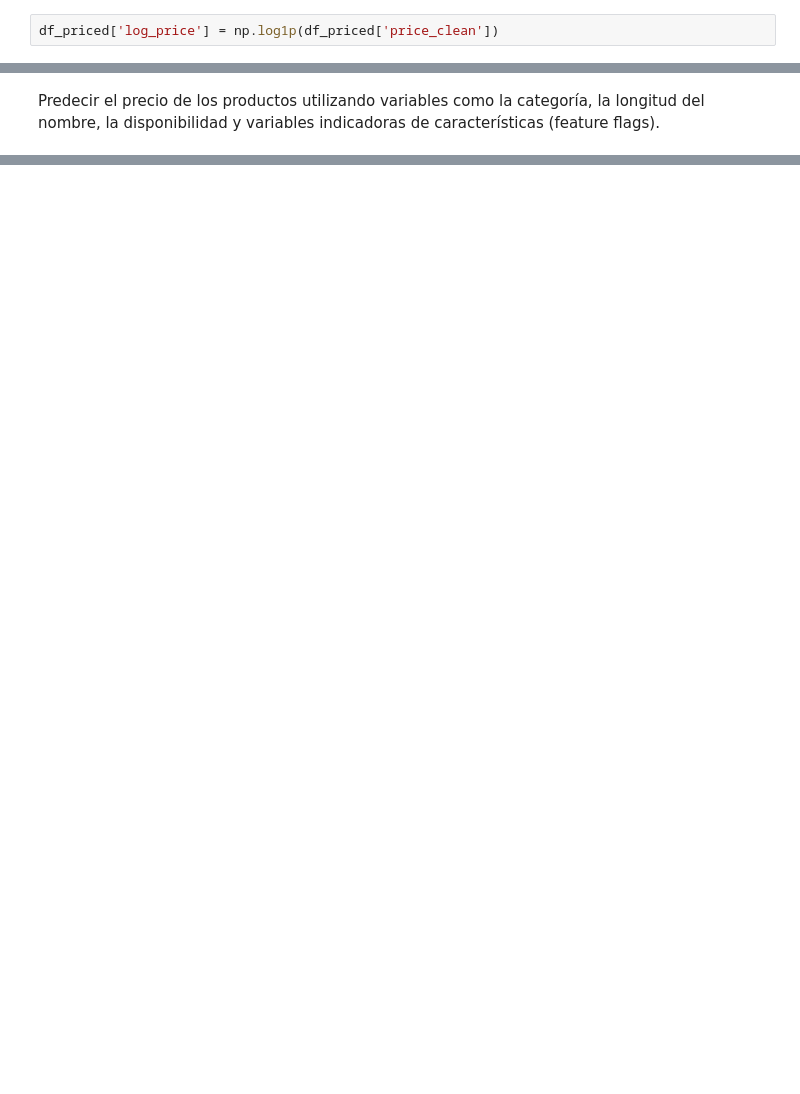
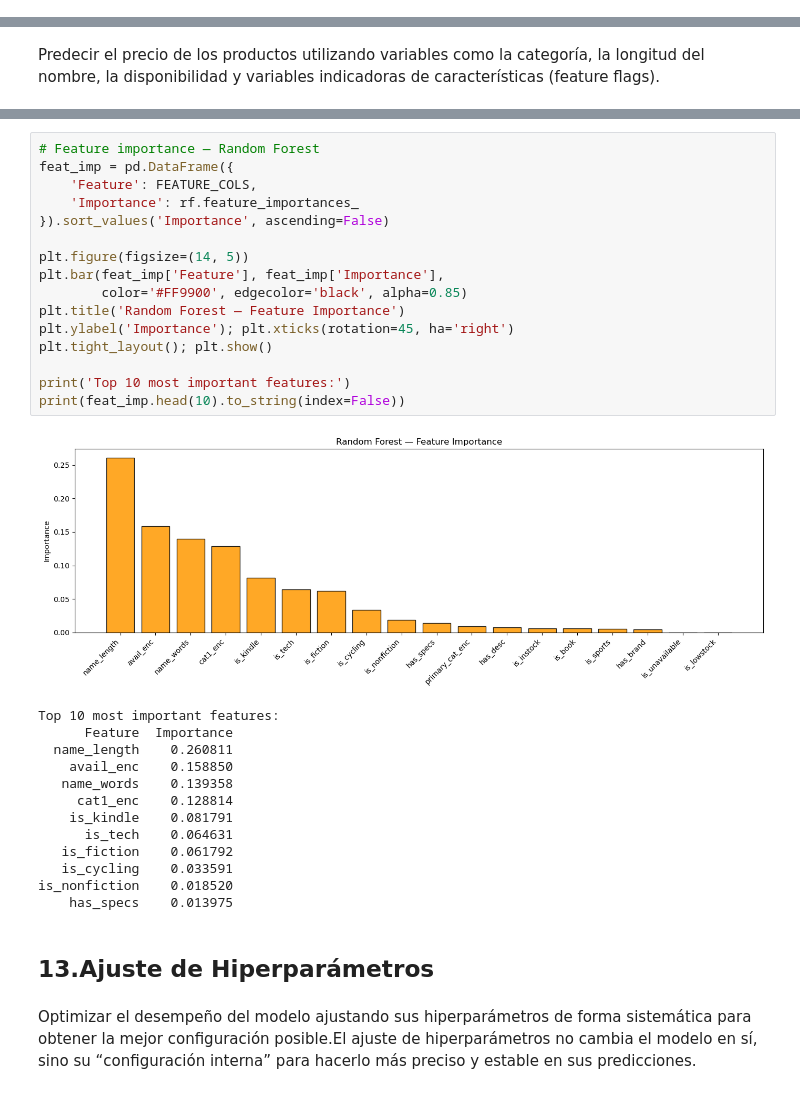
Before and after one commit to Samantha-15/9AIEVND-ADND-Practicas-230004-V04, a Jupyter notebook: Practica04/Practica04-230004.ipynb, the cells around one changed output, grey strips where cells are left out. Cells and saved outputs as stored; diff of their text form; blank space fills up the shorter version.

```diff
--- a/Practica04/Practica04-230004.ipynb
+++ b/Practica04/Practica04-230004.ipynb
@@ -934,2 +990,0 @@ from scipy.stats import mannwhitneyu, spearmanr, kruskal
-# %%
-df_priced['log_price'] = np.log1p(df_priced['price_clean'])
@@ -1191,0 +1428,34 @@ Train: 874 | Test: 219
+# %%
+# Feature importance — Random Forest
+feat_imp = pd.DataFrame({
+    'Feature': FEATURE_COLS,
+    'Importance': rf.feature_importances_
+}).sort_values('Importance', ascending=False)
+
+plt.figure(figsize=(14, 5))
+plt.bar(feat_imp['Feature'], feat_imp['Importance'],
+        color='#FF9900', edgecolor='black', alpha=0.85)
+plt.title('Random Forest — Feature Importance')
+plt.ylabel('Importance'); plt.xticks(rotation=45, ha='right')
+plt.tight_layout(); plt.show()
+
+print('Top 10 most important features:')
+print(feat_imp.head(10).to_string(index=False))
+# %% [output]
+[figure, added]
+Top 10 most important features:
+      Feature  Importance
+  name_length    0.260811
+    avail_enc    0.158850
+   name_words    0.139358
+     cat1_enc    0.128814
+    is_kindle    0.081791
+      is_tech    0.064631
+   is_fiction    0.061792
+   is_cycling    0.033591
+is_nonfiction    0.018520
+    has_specs    0.013975
+# %% [markdown]
+## 13.Ajuste de Hiperparámetros
+# %% [markdown]
+Optimizar el desempeño del modelo ajustando sus hiperparámetros de forma sistemática para obtener la mejor configuración posible.El ajuste de hiperparámetros no cambia el modelo en sí, sino su “configuración interna” para hacerlo más preciso y estable en sus predicciones.
```
Also changed, not shown: parts of 35 cells of this notebook.
